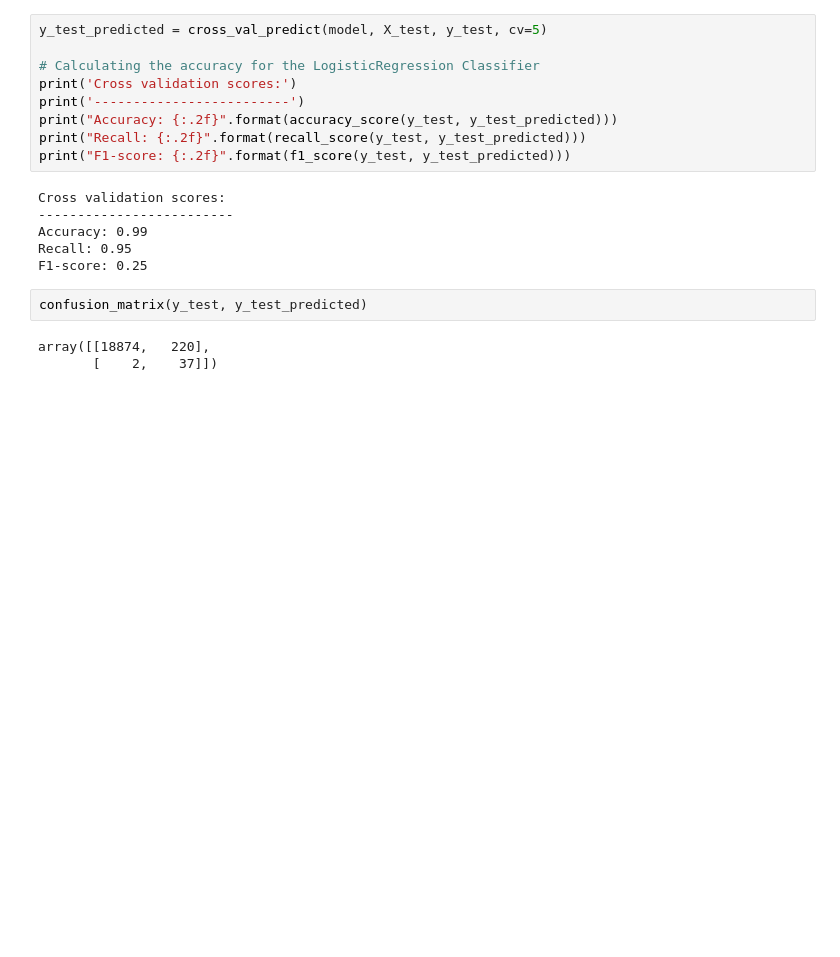
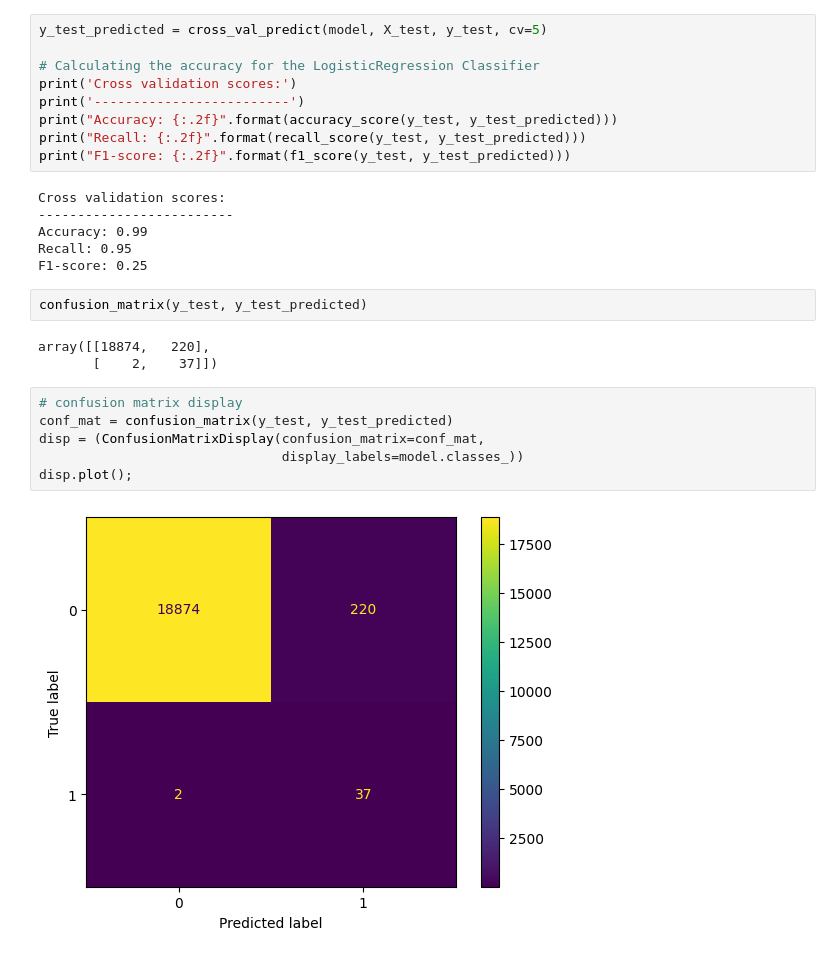
Before and after one commit to rkaur22/ML-fraud-detection-project, a Jupyter notebook: models/base-model.ipynb, the cells around one changed output. Saved outputs shown, nothing was run; the diff lists cells and outputs as text; blank space fills up the shorter version.

```diff
--- a/models/base-model.ipynb
+++ b/models/base-model.ipynb
@@ -169,3 +166,11 @@ confusion_matrix(y_test, y_test_predicted)
 # %% [output]
 array([[18874,   220],
        [    2,    37]])
+# %%
+# confusion matrix display
+conf_mat = confusion_matrix(y_test, y_test_predicted)
+disp = (ConfusionMatrixDisplay(confusion_matrix=conf_mat,
+                               display_labels=model.classes_))
+disp.plot();
+# %% [output]
+[figure, added]
```
Also changed, not shown: parts of 1 cell of this notebook, 2 other files.
